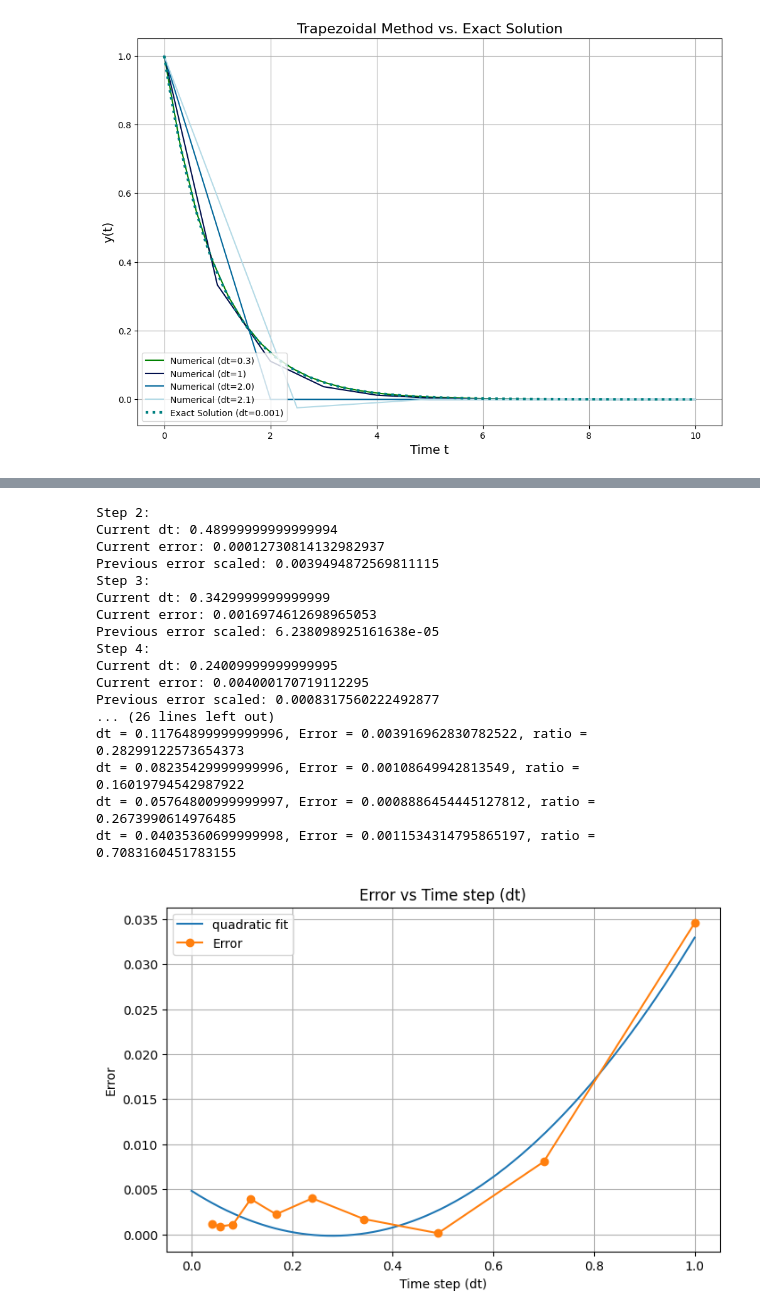
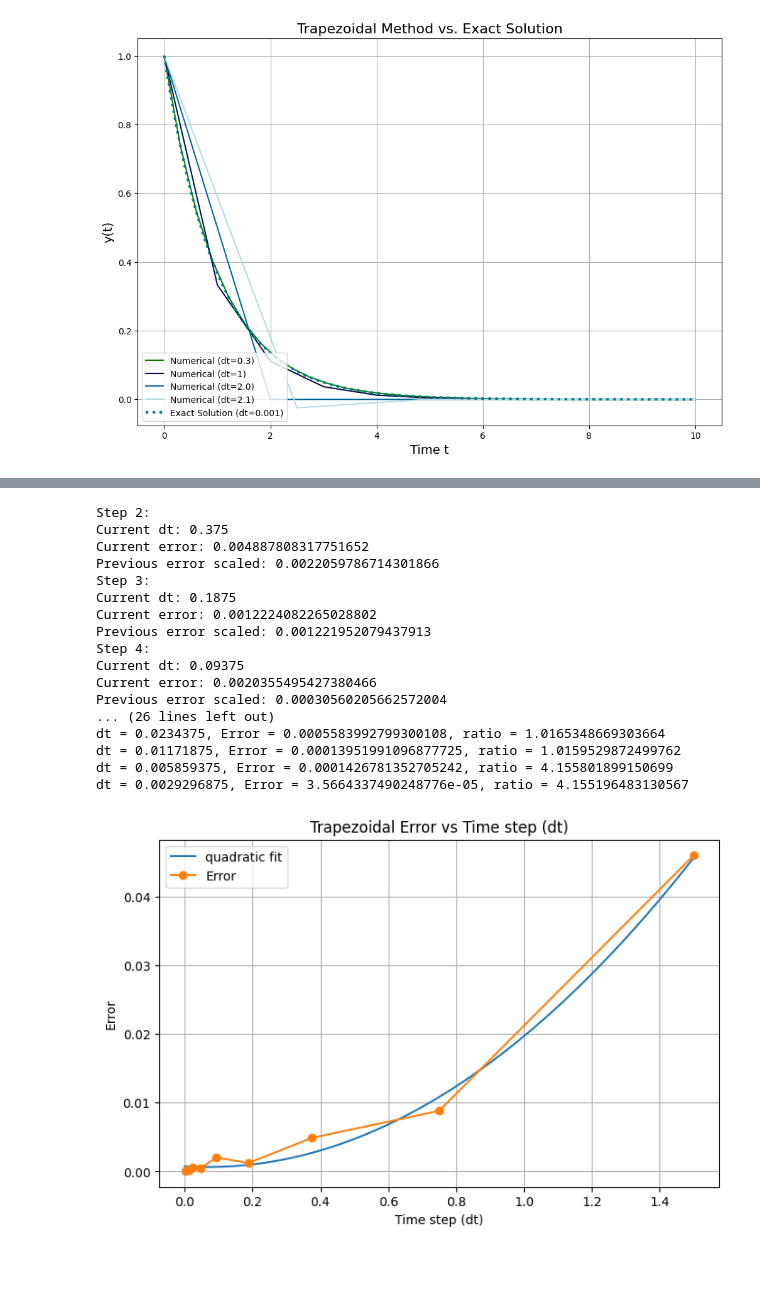
Before and after one commit to rx9933/COE-352, a Jupyter notebook: HW/hw3.ipynb, the cells around one changed output, grey strips where cells are left out. Saved outputs shown, nothing was run; the diff lists cells and outputs as text; code cells hidden in the pictures; blank space fills up the shorter version.

```diff
--- a/HW/hw3.ipynb
+++ b/HW/hw3.ipynb
@@ -152,22 +185,22 @@ dt = 1.5848931924611136, Error = 0.0730822485440952, ratio = 0.02909456718557718
 # %%
-dt_list = np.array([1*.7**n for n in range(10)])
-plot_convergence(dt_list)
+dt2_list = np.array([1.5*.5**n for n in range(10)])
+plot_convergence(dt2_list, "trapezoidal_method")
 # %% [output]
 Step 2:
-Current dt: 0.48999999999999994
-Current error: 0.00012730814132982937
-Previous error scaled: 0.0039494872569811115
+Current dt: 0.375
+Current error: 0.004887808317751652
+Previous error scaled: 0.0022059786714301866
 Step 3:
-Current dt: 0.3429999999999999
-Current error: 0.0016974612698965053
-Previous error scaled: 6.238098925161638e-05
+Current dt: 0.1875
+Current error: 0.0012224082265028802
+Previous error scaled: 0.001221952079437913
 Step 4:
-Current dt: 0.24009999999999995
-Current error: 0.004000170719112295
-Previous error scaled: 0.0008317560222492877
+Current dt: 0.09375
+Current error: 0.0020355495427380466
+Previous error scaled: 0.00030560205662572004
 ... (26 lines left out)
-dt = 0.11764899999999996, Error = 0.003916962830782522, ratio = 0.28299122573654373
-dt = 0.08235429999999996, Error = 0.00108649942813549, ratio = 0.16019794542987922
-dt = 0.05764800999999997, Error = 0.0008886454445127812, ratio = 0.2673990614976485
-dt = 0.04035360699999998, Error = 0.0011534314795865197, ratio = 0.7083160451783155
+dt = 0.0234375, Error = 0.0005583992799300108, ratio = 1.0165348669303664
+dt = 0.01171875, Error = 0.00013951991096877725, ratio = 1.0159529872499762
+dt = 0.005859375, Error = 0.0001426781352705242, ratio = 4.155801899150699
+dt = 0.0029296875, Error = 3.5664337490248776e-05, ratio = 4.155196483130567
-[figure, old version]
+[figure, new version]
```
Also changed, not shown: parts of 13 cells of this notebook.
